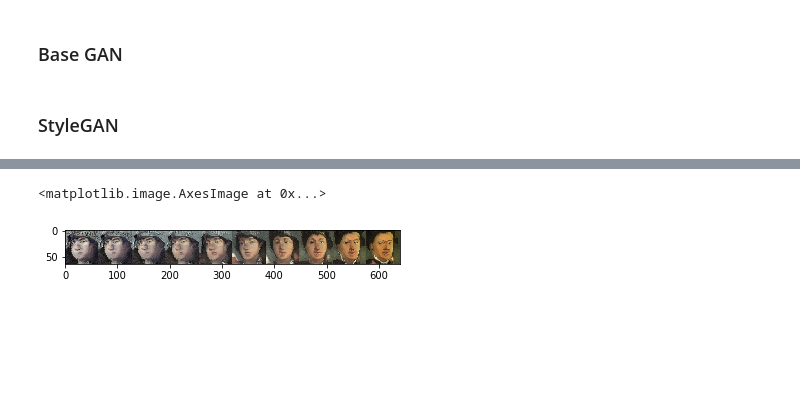
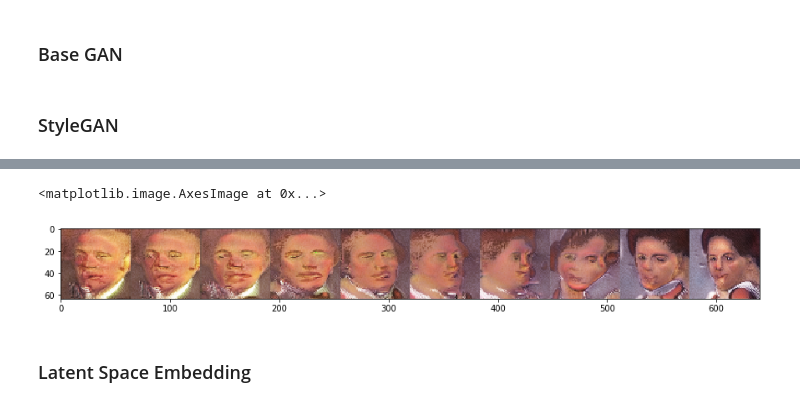
Before and after one commit to MarxCar/FineViewer, a Jupyter notebook: StyleGAN.ipynb, the cells around one changed output, grey strips where cells are left out. Cells and saved outputs as stored; diff of their text form; code cells hidden in the pictures; blank space fills up the shorter version.

```diff
--- a/StyleGAN.ipynb
+++ b/StyleGAN.ipynb
@@ -486,10 +488,12 @@ class WGAN(object):
         images = []
 
         for weight in weights:
-            temp = model.generator.predict([componenta1*(1-weight) + componenta2*weight, noiseImage(1), np.ones([1, 1])])
+            temp = model.generator.predict([latent_a*(1-weight) + latent_b*weight, noiseImage(1), np.ones([1, 1])])
             temp = np.uint8(temp.reshape(im_size,im_size,3)*255)
             images.append(temp)
         return np.concatenate(images, axis=1)
+    def imageFromLatent(self, latent):
+        return np.uint8(model.generator.predict([latent, noiseImage(1), np.ones([1, 1])]).reshape(im_size,im_size,3)*255)
 # %%
 model = WGAN(lr = 0.0003, silent=False)
 model.load(61)
@@ -496,7 +507,10 @@ model.load(61)
 # %%
 model.evaluate()
 # %%
-plt.imshow(model.interpolation(componenta1, componenta2, 3))
+plt.figure(figsize=(15,15))
+plt.imshow(model.interpolation(noise(1), noise(1), 3))
 # %% [output]
 <matplotlib.image.AxesImage at 0x...>
-[figure, old version]
+[figure, new version]
+# %% [markdown]
+### Latent Space Embedding
```
Also changed, not shown: parts of 10 cells of this notebook, 7 other files.
